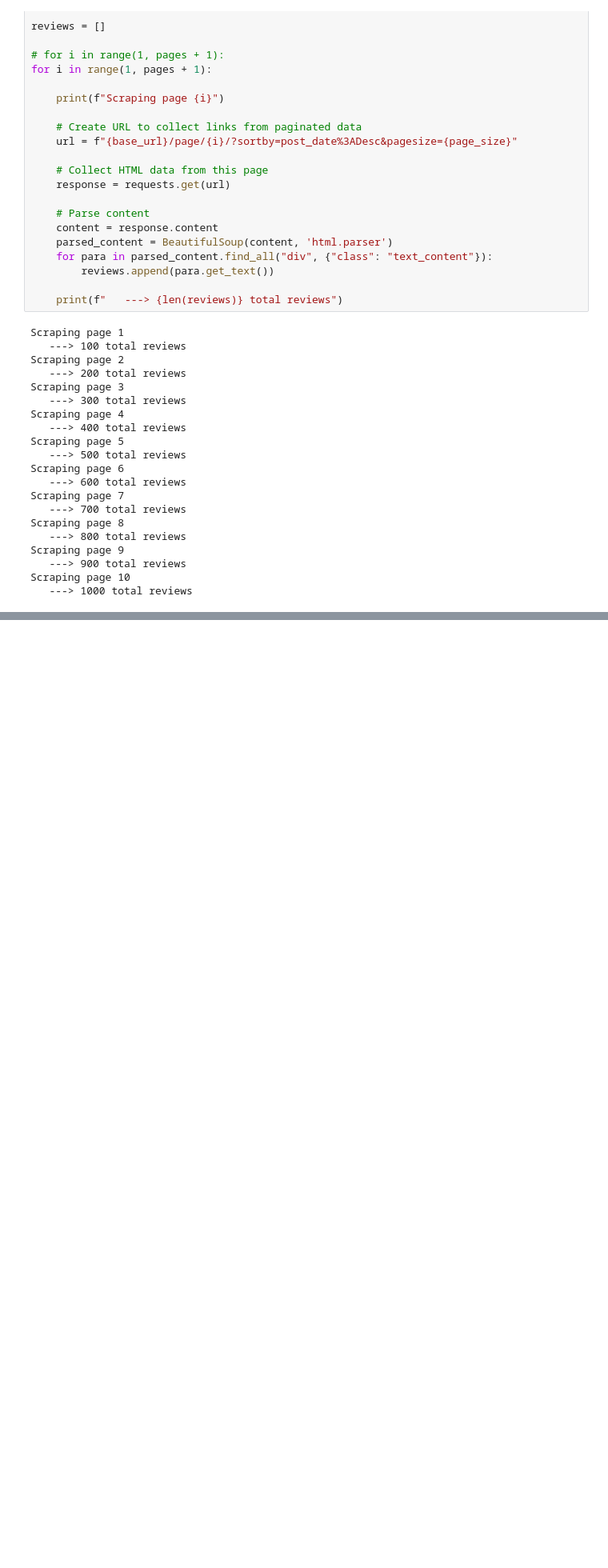
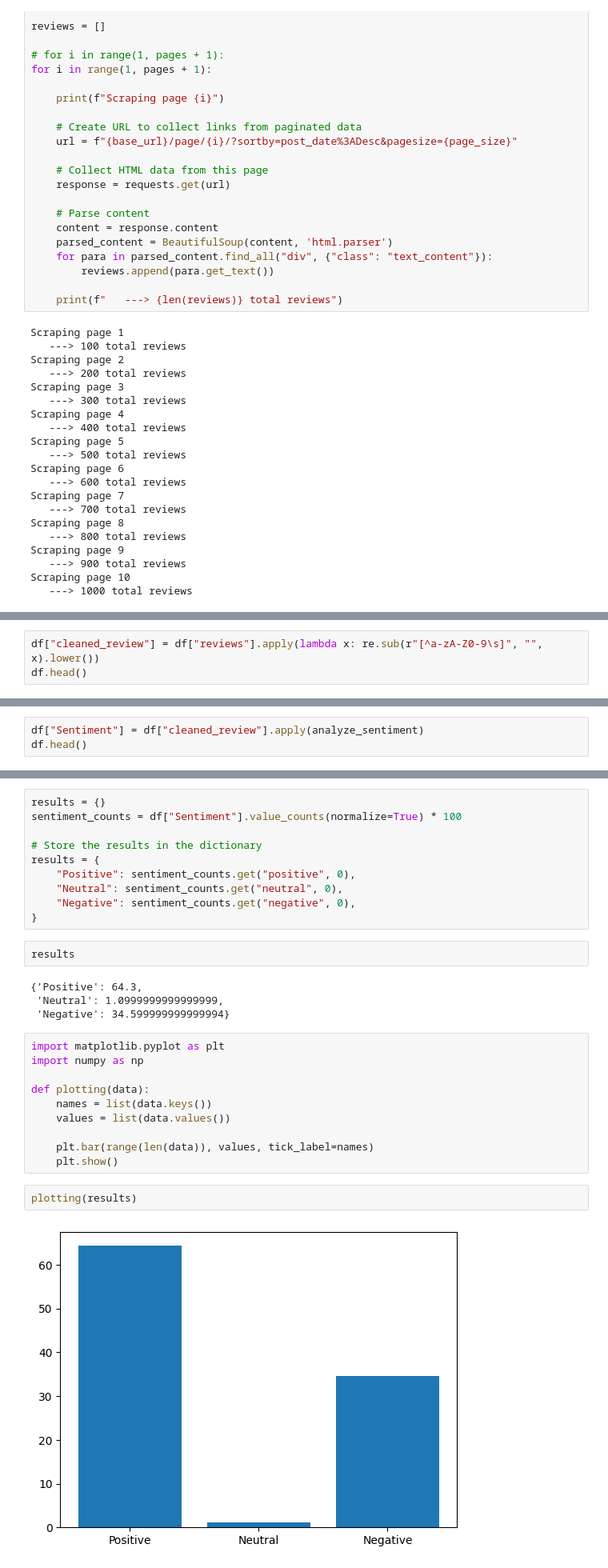
Before and after one commit to Annarhysa/Insighter, a Jupyter notebook: models/BAreviews.ipynb, the cells around one changed output, grey strips where cells are left out. Shown: that part at 80% size. Saved outputs shown, nothing was run; the diff lists cells and outputs as text; blank space fills up the shorter version.

Commit message:
Analysis on British Airways Reviews done

```diff
--- a/models/BAreviews.ipynb
+++ b/models/BAreviews.ipynb
@@ -63,0 +78,3 @@ df.to_csv("./Data/British_airways_reviews/BA_reviews.csv")
+# %%
+df["cleaned_review"] = df["reviews"].apply(lambda x: re.sub(r"[^a-zA-Z0-9\s]", "", x).lower())
+df.head()
@@ -63,0 +88,3 @@ df.to_csv("./Data/British_airways_reviews/BA_reviews.csv")
+# %%
+df["Sentiment"] = df["cleaned_review"].apply(analyze_sentiment)
+df.head()
@@ -63,0 +115,30 @@ df.to_csv("./Data/British_airways_reviews/BA_reviews.csv")
+# %%
+results = {}
+sentiment_counts = df["Sentiment"].value_counts(normalize=True) * 100
+
+# Store the results in the dictionary
+results = {
+    "Positive": sentiment_counts.get("positive", 0),
+    "Neutral": sentiment_counts.get("neutral", 0),
+    "Negative": sentiment_counts.get("negative", 0),
+}
+# %%
+results
+# %% [output]
+{'Positive': 64.3,
+ 'Neutral': 1.0999999999999999,
+ 'Negative': 34.599999999999994}
+# %%
+import matplotlib.pyplot as plt
+import numpy as np
+
+def plotting(data):
+    names = list(data.keys())
+    values = list(data.values())
+
+    plt.bar(range(len(data)), values, tick_label=names)
+    plt.show()
+# %%
+plotting(results)
+# %% [output]
+[figure, added]
```
Also changed, not shown: parts of 6 cells of this notebook.
